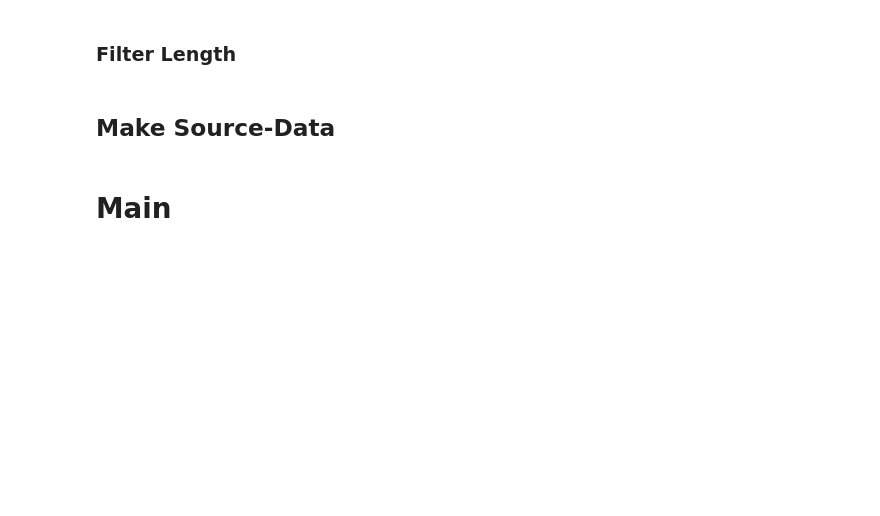
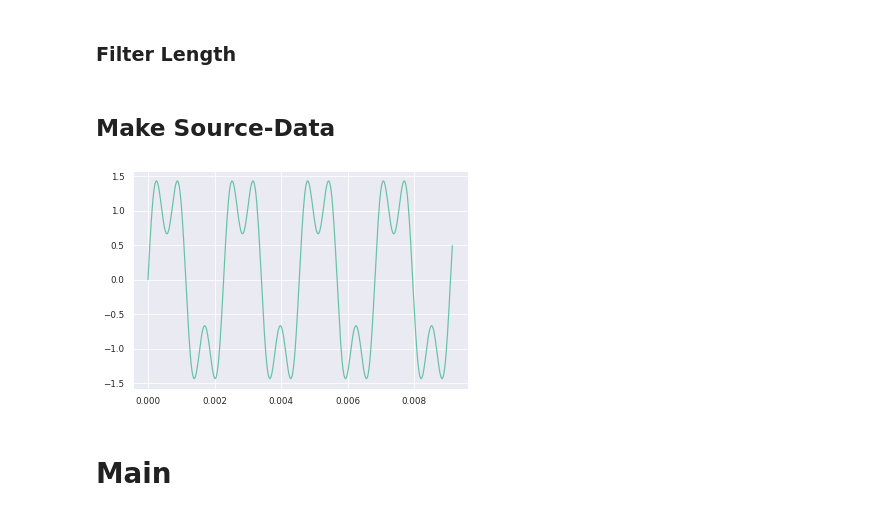
Before and after one commit to borley1211/audapter, a Jupyter notebook: notebooks/syncsweptsine.ipynb, the cells around one changed output. Drawn from its saved outputs; the diff is of its cells as text; code cells hidden in the pictures; blank space fills up the shorter version.

```diff
--- a/notebooks/syncsweptsine.ipynb
+++ b/notebooks/syncsweptsine.ipynb
@@ -51,12 +51,15 @@ LEN_FIR = 2048
 # %% [markdown]
 ## Make Source-Data
 # %%
-A = np.finfo(np.float64).max / 2.
+# A = np.finfo(np.float64).max / 2.
+A = 2.0
 wave = np.sin(2. * np.pi * FREQ * t) + .5 * np.sin(2. * np.pi * 3. * FREQ * t)
 rawdata = A * wave / 1.5
 # %%
-plt.plot(t[:60], rawdata[:60])
+plt.plot(t[:FREQ], rawdata[:FREQ])
 plt.show()
+# %% [output]
+[figure, added]
 # %% [markdown]
 # Main
 # %%
```
Also changed, not shown: parts of 10 cells of this notebook, 9 other files.
